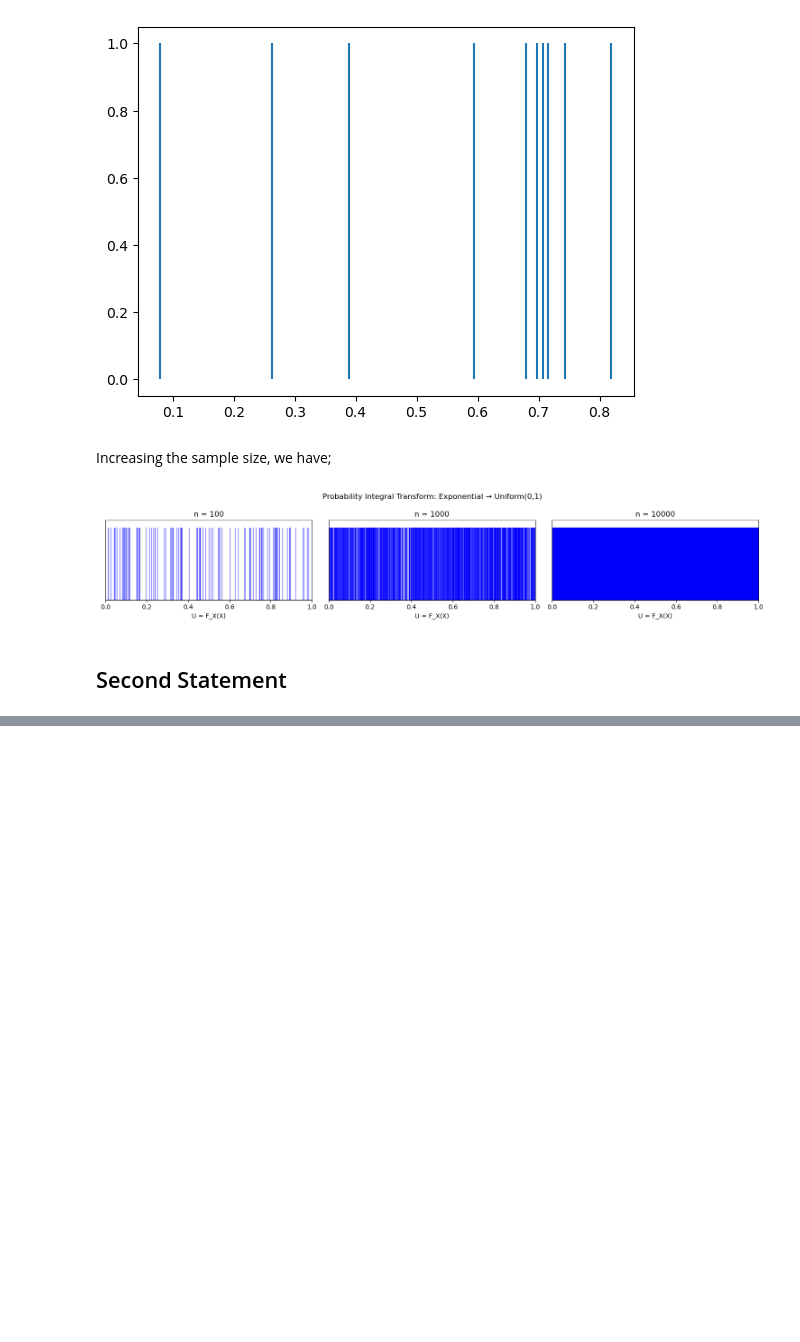
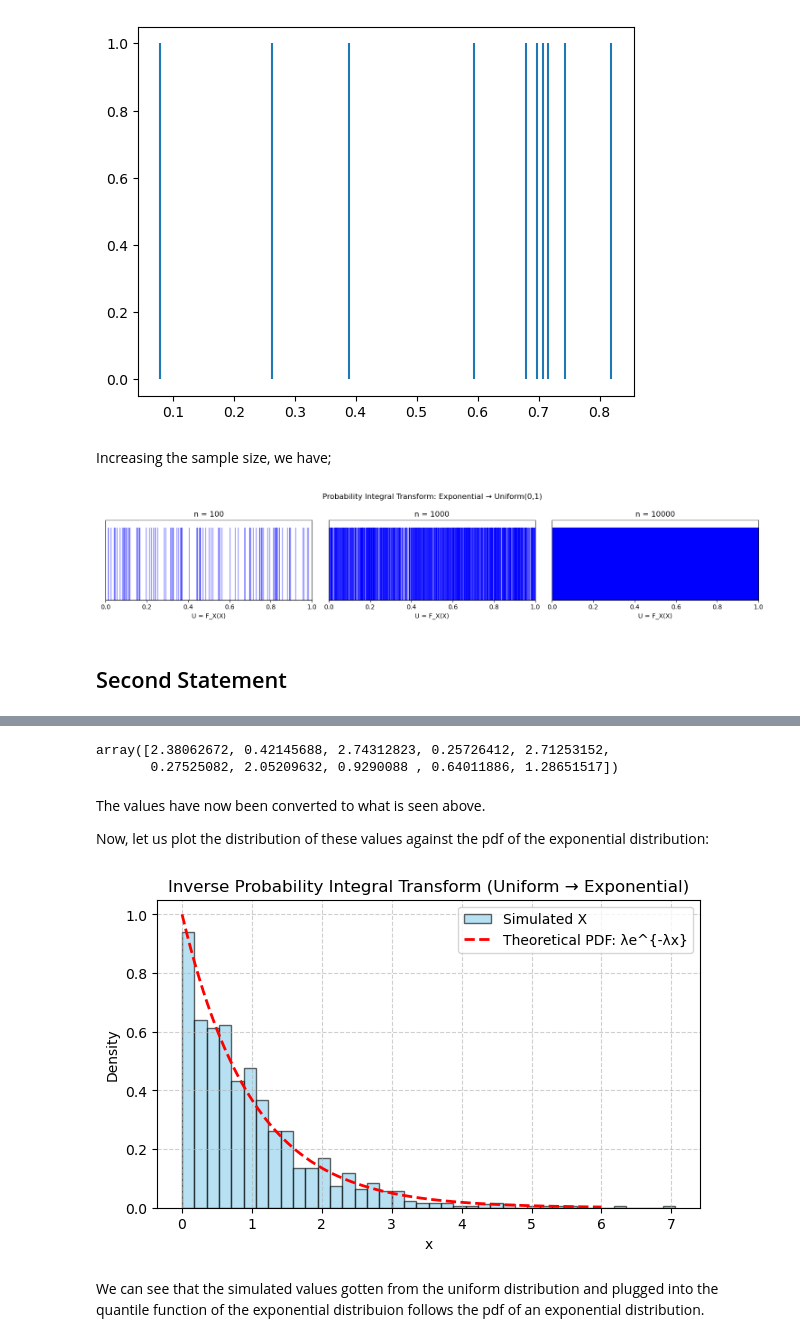
Before and after one commit to QueensleyC/stat5430project, a Jupyter notebook: notebooks/probability-integral-transform.ipynb, the cells around one changed output, grey strips where cells are left out. Drawn from its saved outputs; the diff is of its cells as text; code cells hidden in the pictures; blank space fills up the shorter version.

```diff
--- a/notebooks/probability-integral-transform.ipynb
+++ b/notebooks/probability-integral-transform.ipynb
@@ -110,0 +140,28 @@ plt.show()
+# %%
+# Step 2: Apply inverse CDF of exponential
+X = -np.log(1 - U) / lam
+X[:10]
+# %% [output]
+array([2.38062672, 0.42145688, 2.74312823, 0.25726412, 2.71253152,
+       0.27525082, 2.05209632, 0.9290088 , 0.64011886, 1.28651517])
+# %% [markdown]
+The values have now been converted to what is seen above.
+
+Now, let us plot the distribution of these values against the pdf of the exponential distribution:
+# %%
+x_vals = np.linspace(0, 6, 200)
+pdf_theoretical = lam * np.exp(-lam * x_vals)
+
+plt.figure(figsize=(7,4))
+plt.hist(X, bins=40, density=True, alpha=0.6, color="skyblue", edgecolor="black", label="Simulated X")
+plt.plot(x_vals, pdf_theoretical, "r--", lw=2, label="Theoretical PDF: λe^{-λx}")
+plt.title("Inverse Probability Integral Transform (Uniform → Exponential)")
+plt.xlabel("x")
+plt.ylabel("Density")
+plt.legend()
+plt.grid(True, linestyle="--", alpha=0.6)
+plt.show()
+# %% [output]
+[figure, added]
+# %% [markdown]
+We can see that the simulated values gotten from the uniform distribution and plugged into the quantile function of the exponential distribuion follows the pdf of an exponential distribution.
```
Also changed, not shown: parts of 7 cells of this notebook, 1 other file.
